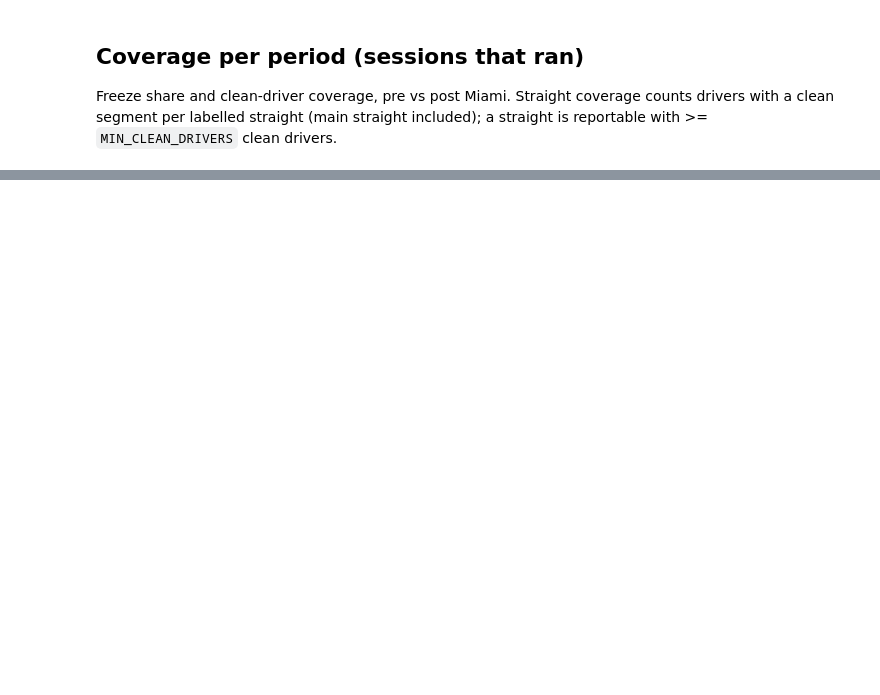
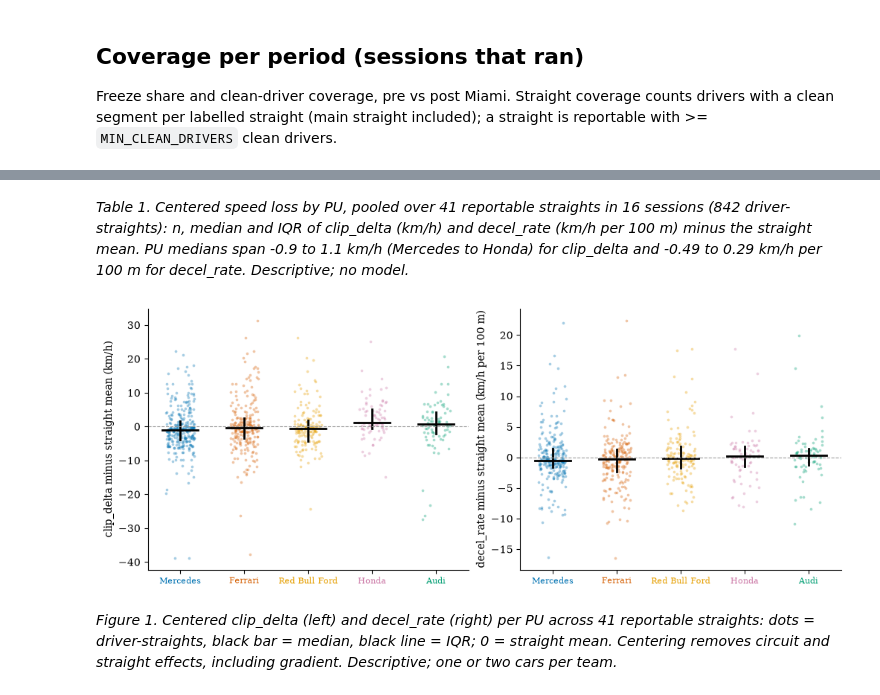
Before and after one commit to see7ien/Flat-Out, a Jupyter notebook: 02_season.ipynb, the cells around one changed output, grey strips where cells are left out. Saved outputs shown, nothing was run; the diff lists cells and outputs as text; code cells hidden in the pictures; blank space fills up the shorter version.

Commit message:
Season: dead/missing-lap rule, lap-end truncation, descriptive results

```diff
--- a/02_season.ipynb
+++ b/02_season.ipynb
@@ -182,0 +172,22 @@ by_period.round(1)
+# %%
+seg = pd.concat([pd.read_csv(next(OUT.glob(f"{r.Round:02d}_*_segments.csv"))).assign(Round=r.Round, Event=r.Event, Period=r.Period)
+                 for r in season_qc[ok].itertuples()], ignore_index=True)
+seg["Straight"] = (seg.Round.map("{:02d}".format) + " " + seg.Event.str.replace(" Grand Prix", "") + " "
+                   + np.where(seg.CrossesTimingLine, "main", seg.Label))
+rep = seg[seg.groupby("Straight").Driver.transform("nunique") >= MIN_CLEAN_DRIVERS].copy()
+for m in ["clip_delta", "decel_rate"]:
+    rep[f"{m}_c"] = rep[m] - rep.groupby("Straight")[m].transform("mean")
+BELOW, ABOVE = f"median peak < {TAPER_ONSET_KMH:.0f} km/h (full 350 kW)", f"median peak >= {TAPER_ONSET_KMH:.0f} km/h (taper)"
+rep["Regime"] = np.where(rep.groupby("Straight").peak_speed.transform("median") < TAPER_ONSET_KMH, BELOW, ABOVE)
+PUS = list(PU_COLORS)
+
+
+def pu_summary(d, col):
+    """Per PU: n driver-straights, median and IQR of `col`."""
+    g = d.dropna(subset=[col]).groupby("PU")[col]
+    return (pd.DataFrame({"n": g.size(), "median": g.median(), "q25": g.quantile(.25), "q75": g.quantile(.75)})
+            .assign(IQR=lambda x: x.q75 - x.q25).reindex(PUS))
+
+
+summ_a = pd.concat({m: pu_summary(rep, f"{m}_c") for m in ["clip_delta", "decel_rate"]}, axis=1)
+summ_a.round(1)
@@ -182,0 +203,38 @@ by_period.round(1)
+# %%
+_r = {m: summ_a[m]["median"] for m in ["clip_delta", "decel_rate"]}
+caption("Table", "a", f"Centered speed loss by PU, pooled over {rep.Straight.nunique()} reportable straights in {rep.Round.nunique()} sessions "
+        f"({len(rep)} driver-straights): n, median and IQR of clip_delta (km/h) and decel_rate (km/h per 100 m) minus the straight mean. "
+        f"PU medians span {_r['clip_delta'].min():.1f} to {_r['clip_delta'].max():.1f} km/h ({_r['clip_delta'].idxmin()} to {_r['clip_delta'].idxmax()}) "
+        f"for clip_delta and {_r['decel_rate'].min():.2f} to {_r['decel_rate'].max():.2f} km/h per 100 m for decel_rate. Descriptive; no model.")
+# %% [output]
+*Table 1. Centered speed loss by PU, pooled over 41 reportable straights in 16 sessions (842 driver-straights): n, median and IQR of clip_delta (km/h) and decel_rate (km/h per 100 m) minus the straight mean. PU medians span -0.9 to 1.1 km/h (Mercedes to Honda) for clip_delta and -0.49 to 0.29 km/h per 100 m for decel_rate. Descriptive; no model.*
+# %%
+def centered_strip(d, path):
+    """Centered clip_delta and decel_rate per PU: driver-straights (jittered), median (bar) and IQR (line)."""
+    rng = np.random.default_rng(0)
+    fig, axes = plt.subplots(1, 2, figsize=(10, 3.8), layout="constrained")
+    for ax, (m, unit) in zip(axes, [("clip_delta_c", "km/h"), ("decel_rate_c", "km/h per 100 m")]):
+        for i, pu in enumerate(PUS):
+            v = d.loc[d.PU == pu, m].dropna()
+            ax.scatter(i + rng.uniform(-0.22, 0.22, len(v)), v, s=7, alpha=0.35, color=PU_COLORS[pu], lw=0)
+            q25, q50, q75 = v.quantile([.25, .5, .75])
+            ax.plot([i, i], [q25, q75], color="black", lw=2)
+            ax.plot([i - 0.28, i + 0.28], [q50, q50], color="black", lw=2)
+        ax.axhline(0, color="0.6", lw=0.8, ls="--")
+        ax.set_xticks(range(len(PUS)), PUS, fontsize=8)
+        for t, pu in zip(ax.get_xticklabels(), PUS):
+            t.set_color(PU_COLORS[pu])
+        ax.set_ylabel(f"{m.replace('_c', '')} minus straight mean ({unit})")
+    fig.savefig(FIG / path)
+    plt.show()
+
+
+centered_strip(rep, "fig_season_centered_by_pu.pdf")
+# %% [output]
+[figure, added]
+# %%
+caption("Figure", "a", f"Centered clip_delta (left) and decel_rate (right) per PU across {rep.Straight.nunique()} reportable straights: "
+        "dots = driver-straights, black bar = median, black line = IQR; 0 = straight mean. Centering removes circuit and straight "
+        "effects, including gradient. Descriptive; one or two cars per team.")
+# %% [output]
+*Figure 1. Centered clip_delta (left) and decel_rate (right) per PU across 41 reportable straights: dots = driver-straights, black bar = median, black line = IQR; 0 = straight mean. Centering removes circuit and straight effects, including gradient. Descriptive; one or two cars per team.*
```
Also changed, not shown: parts of 18 cells of this notebook, 5 other files.
